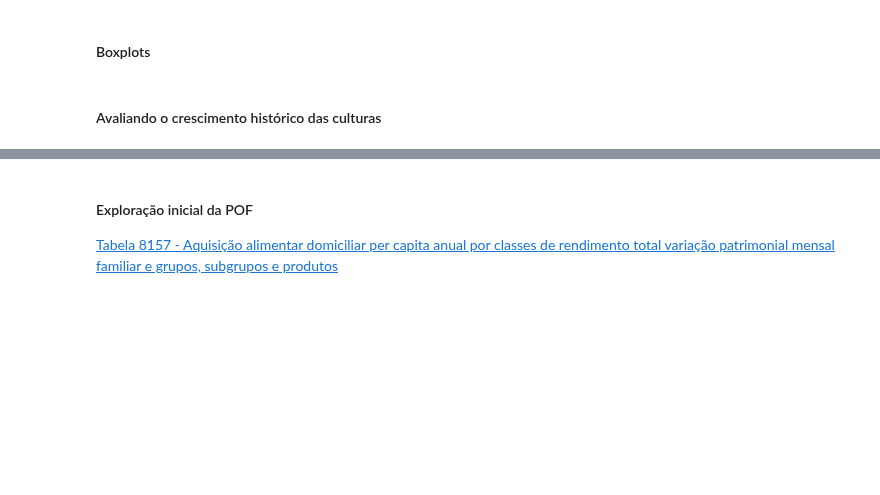
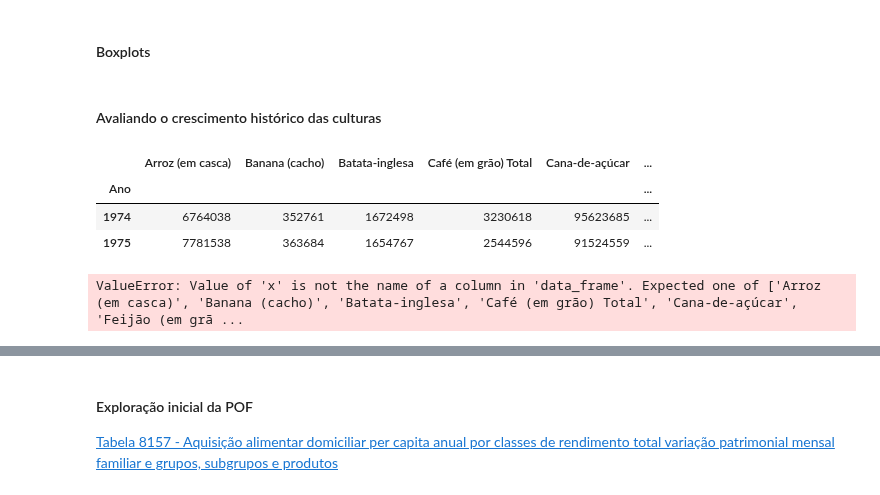
Before and after one commit to O-PY-THA-ON/dcc---fellowship-ci-ncia-de-dados, a Jupyter notebook: eda_dcc.ipynb, the cells around one changed output, grey strips where cells are left out. Saved outputs shown, nothing was run; the diff lists cells and outputs as text; code cells hidden in the pictures; blank space fills up the shorter version.

```diff
--- a/eda_dcc.ipynb
+++ b/eda_dcc.ipynb
@@ -84,3 +89,14 @@ fig.update_layout(template = 'plotly_white')
 fig = px.bar(producao, x = producao.index, y = producao.columns,  labels = {'value': 'Produção (Toneladas)', 'variable' : 'Culturas'})
 fig.update_layout(template = 'plotly_white')
 fig.update_traces(texttemplate = '%{y:.2s}', textposition = 'outside')
+# %%
+producao.head(2)
+# %% [output]
+|  | Arroz (em casca) | Banana (cacho) | Batata-inglesa | Café (em grão) Total | Cana-de-açúcar | ... |
+| Ano |  |  |  |  |  | ... |
+| 1974 | 6764038 | 352761 | 1672498 | 3230618 | 95623685 | ... |
+| 1975 | 7781538 | 363684 | 1654767 | 2544596 | 91524559 | ... |
+# %%
+fig = px.line(producao, x ='Ano',  y = colunas)
+# %% [output]
+ValueError: Value of 'x' is not the name of a column in 'data_frame'. Expected one of ['Arroz (em casca)', 'Banana (cacho)', 'Batata-inglesa', 'Café (em grão) Total', 'Cana-de-açúcar', 'Feijão (em grã ...
```
Also changed, not shown: parts of 5 cells of this notebook.
